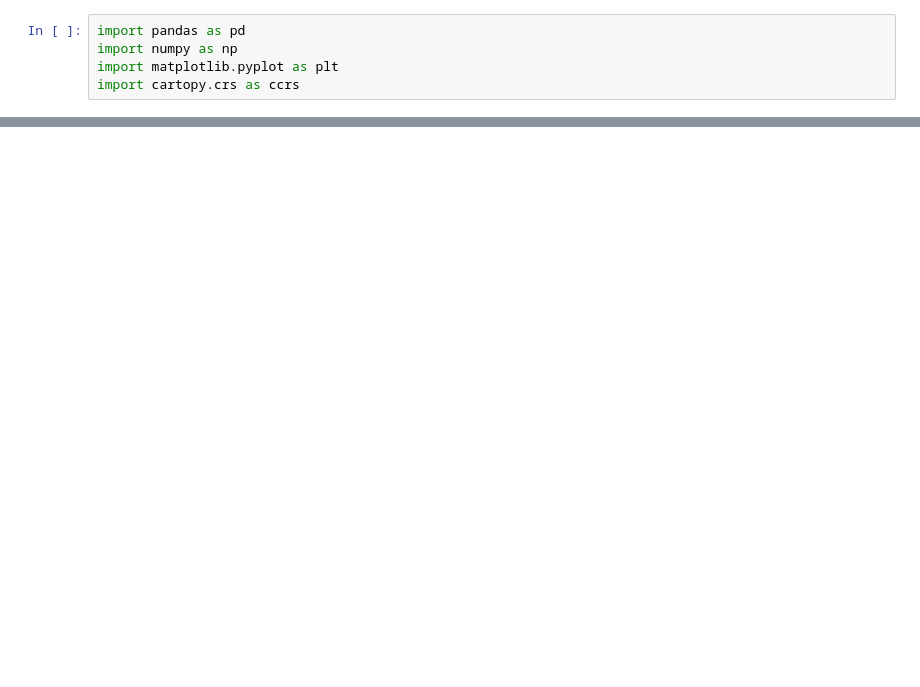
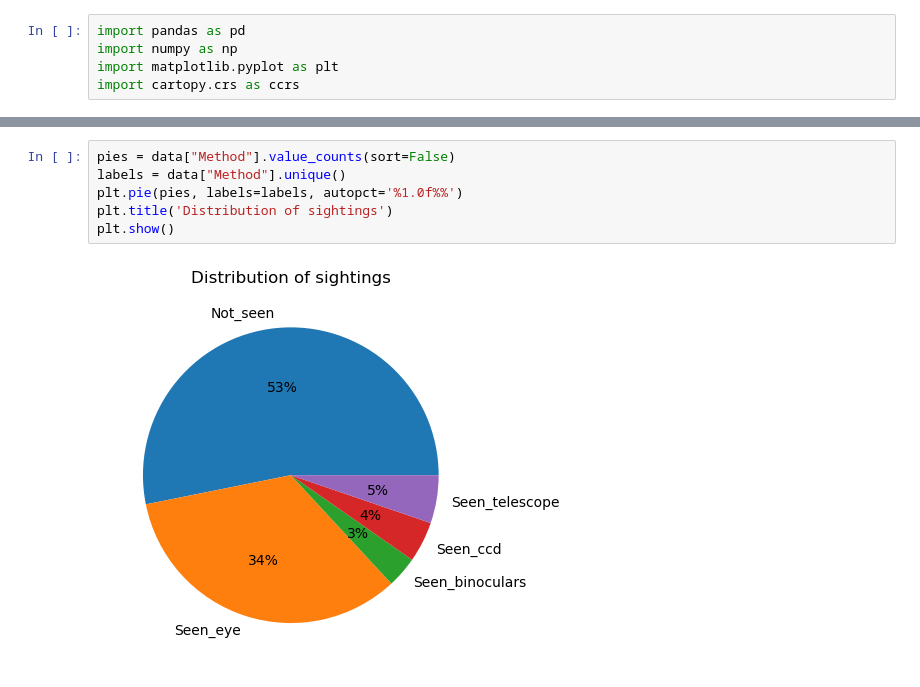
Before and after one commit to EmmaAlexander/mphys-moon, a Jupyter notebook: Code/moon_sightings_visualisation.ipynb, the cells around one changed output, grey strips where cells are left out. Drawn from its saved outputs; the diff is of its cells as text; blank space fills up the shorter version.

```diff
--- a/Code/moon_sightings_visualisation.ipynb
+++ b/Code/moon_sightings_visualisation.ipynb
@@ -52,0 +55,8 @@ plt.show()
+# %%
+pies = data["Method"].value_counts(sort=False)
+labels = data["Method"].unique()
+plt.pie(pies, labels=labels, autopct='%1.0f%%')
+plt.title('Distribution of sightings')
+plt.show()
+# %% [output]
+[figure, added]
```
Also changed, not shown: parts of 4 cells of this notebook, 7 other files.
